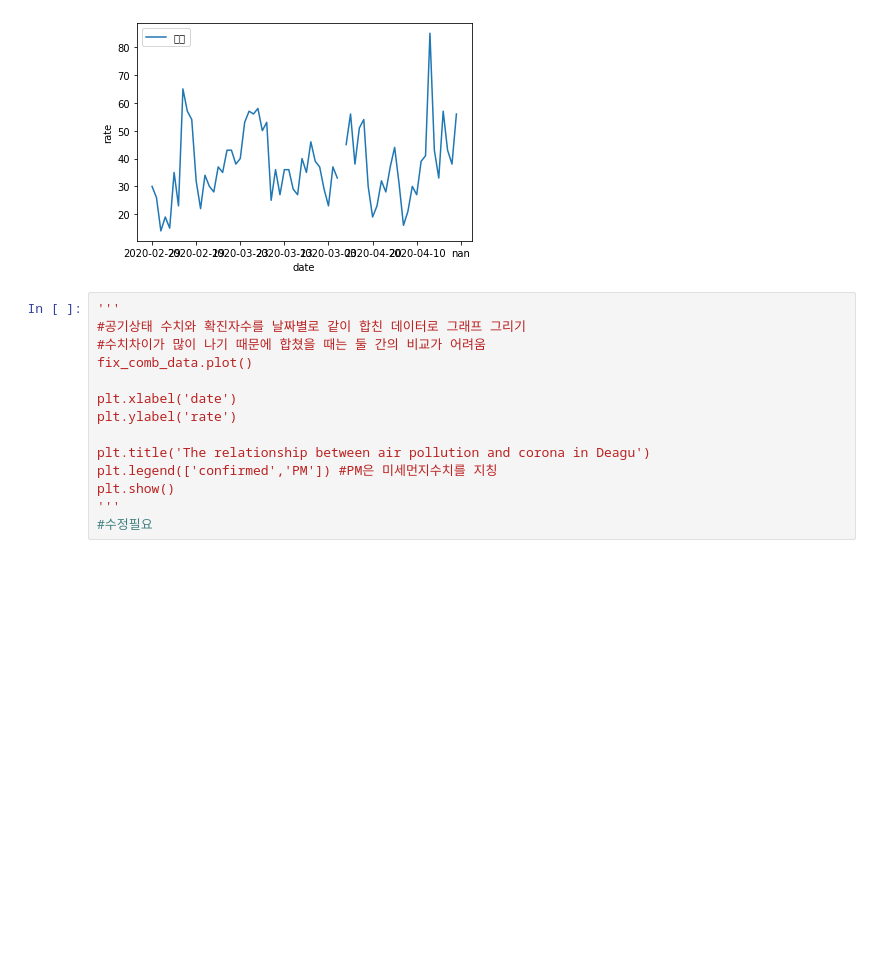
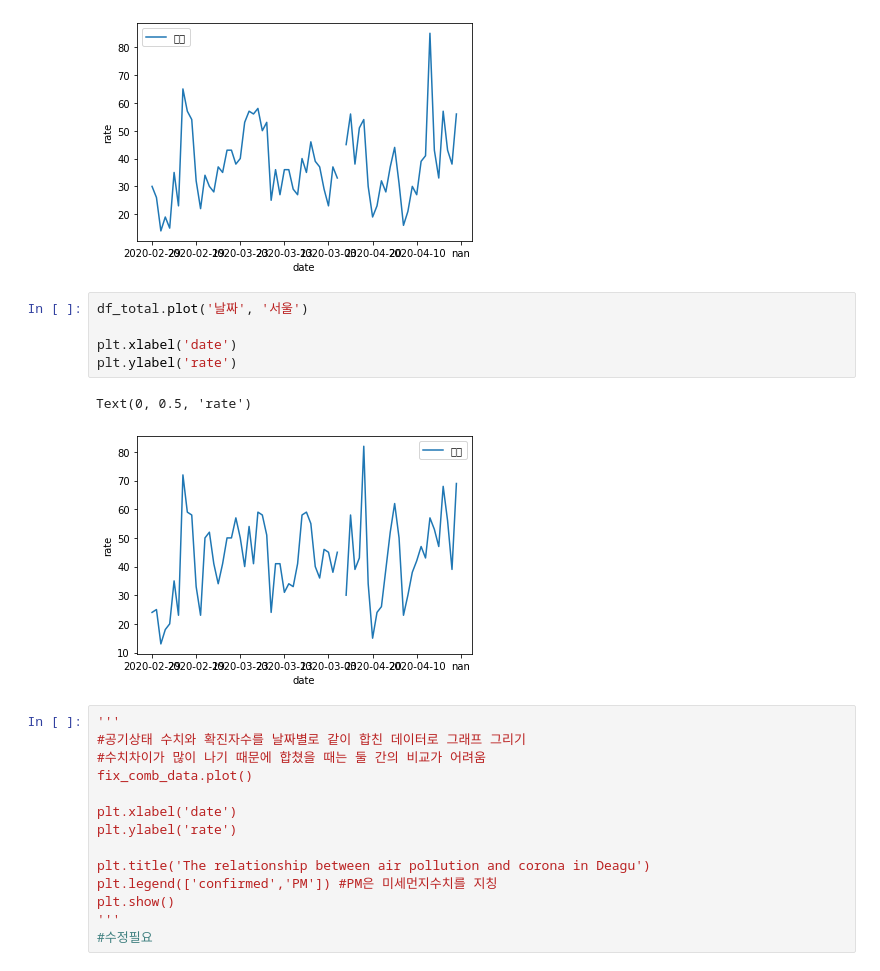
Before and after one commit to 21800040/Kwon_Jihyun, a Jupyter notebook: Deagu_PM.ipynb, the cells around one changed output. Drawn from its saved outputs; the diff is of its cells as text; blank space fills up the shorter version.

```diff
--- a/Deagu_PM.ipynb
+++ b/Deagu_PM.ipynb
@@ -171,6 +171,14 @@ plt.ylabel('rate')
 # %% [output]
 Text(0, 0.5, 'rate')
 [figure]
+# %%
+df_total.plot('날짜', '서울')
+
+plt.xlabel('date')
+plt.ylabel('rate')
+# %% [output]
+Text(0, 0.5, 'rate')
+[figure, added]
 # %%
 '''
 #공기상태 수치와 확진자수를 날짜별로 같이 합친 데이터로 그래프 그리기
```
